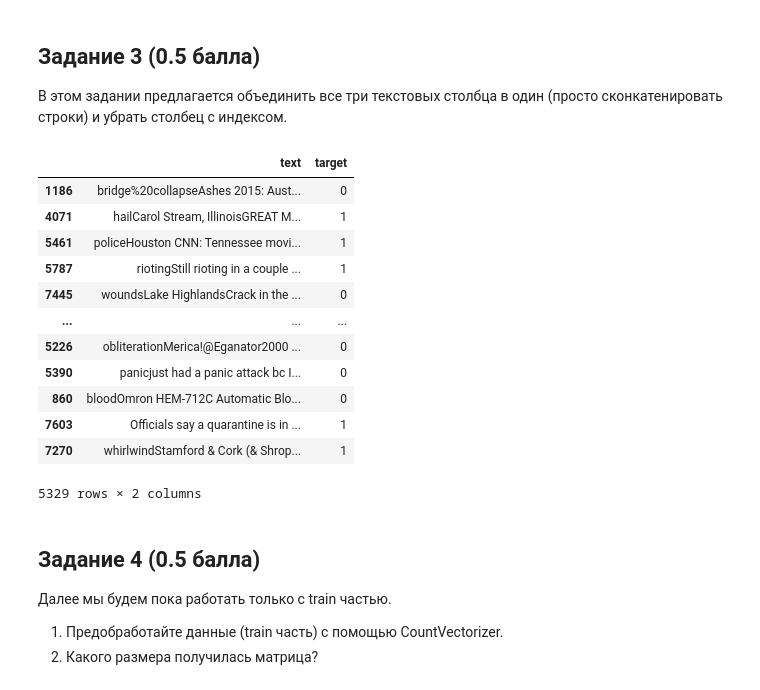
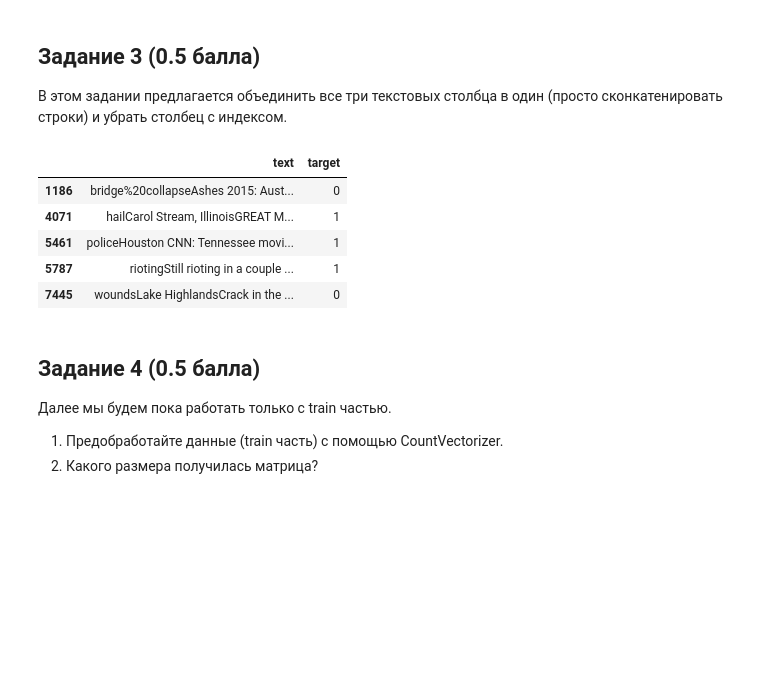
Before and after one commit to krottttt/iad, a Jupyter notebook: sem_2_Hw_6/hw06.ipynb, the cells around one changed output. Cells and saved outputs as stored; diff of their text form; code cells hidden in the pictures; blank space fills up the shorter version.

```diff
--- a/sem_2_Hw_6/hw06.ipynb
+++ b/sem_2_Hw_6/hw06.ipynb
@@ -95,27 +116,21 @@ g.fig.set_size_inches(15,6)
 # %%
 text = pd.DataFrame(train[['keyword','location','text']].apply("".join, axis=1))
 target = pd.DataFrame(train['target'])
 train_n =pd.concat([text,target],axis=1)
 
 text = pd.DataFrame(test[['keyword','location','text']].apply("".join, axis=1))
 target = pd.DataFrame(test['target'])
 test_n =pd.concat([text,target],axis=1)
 train_n.rename(columns={0:'text'},inplace=True)
-train_n
+test_n.rename(columns={0:'text'},inplace=True)
+train_n.head()
 # %% [output]
 |  | text | target |
 | 1186 | bridge%20collapseAshes 2015: Aust... | 0 |
 | 4071 | hailCarol Stream, IllinoisGREAT M... | 1 |
 | 5461 | policeHouston CNN: Tennessee movi... | 1 |
 | 5787 | riotingStill rioting in a couple ... | 1 |
 | 7445 | woundsLake HighlandsCrack in the ... | 0 |
-| ... | ... | ... |
-| 5226 | obliterationMerica!@Eganator2000 ... | 0 |
-| 5390 | panicjust had a panic attack bc I... | 0 |
-| 860 | bloodOmron HEM-712C Automatic Blo... | 0 |
-| 7603 | Officials say a quarantine is in ... | 1 |
-| 7270 | whirlwindStamford & Cork (& Shrop... | 1 |
-5329 rows × 2 columns
 # %% [markdown]
 ## Задание 4 (0.5 балла)
 
```
Also changed, not shown: parts of 19 cells of this notebook.
